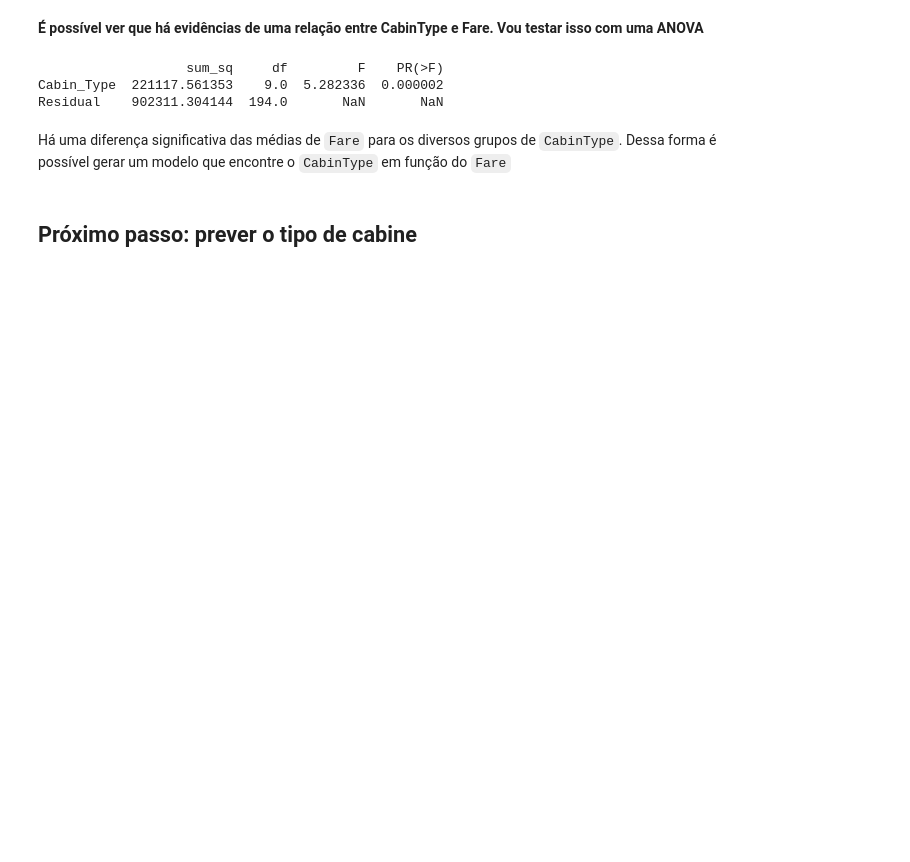
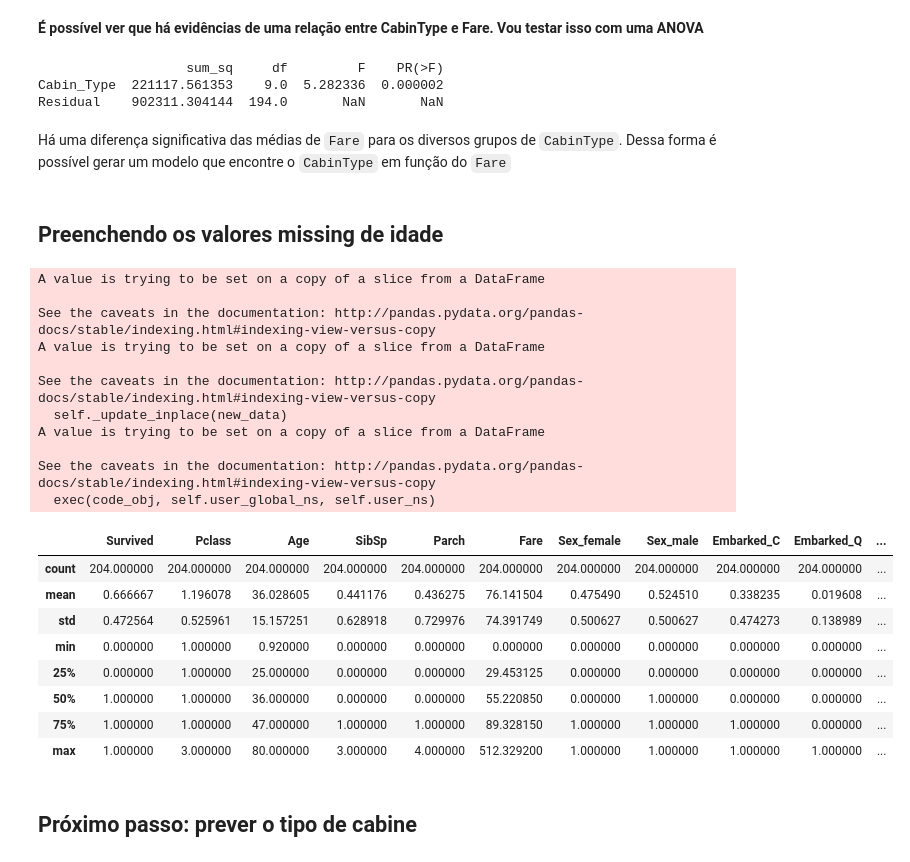
Before and after one commit to arthur-gouveia/grupo-de-estudos, a Jupyter notebook: titanic/titanic.ipynb, the cells around one changed output. Drawn from its saved outputs; the diff is of its cells as text; code cells hidden in the pictures; blank space fills up the shorter version.

Commit message:
previsão de idade
Usando um modelo simples de regressão linear para preencher os valores faltantes de Age. Melhor do que simplesmente utilizar a média

````diff
--- a/titanic/titanic.ipynb
+++ b/titanic/titanic.ipynb
@@ -109,5 +111,45 @@ Cabin_Type  221117.561353    9.0  5.282336  0.000002
 Residual    902311.304144  194.0       NaN       NaN
 # %% [markdown]
 Há uma diferença significativa das médias de ```Fare``` para os diversos grupos de ```CabinType```. Dessa forma é possível gerar um modelo que encontre o ```CabinType``` em função do ```Fare```
+# %% [markdown]
+## Preenchendo os valores missing de idade
+# %%
+X = com_cabine.loc[com_cabine.Age.notnull(),:].copy()
+Y = X.Age
+del X['Cabin_Type']
+del X['Cabin']
+del X['Age']
+
+linreg = LinearRegression()
+linreg.fit(X, Y)
+
+
+X2 = com_cabine.loc[com_cabine.Age.isnull(),:].copy()
+del X2['Cabin_Type']
+del X2['Cabin']
+del X2['Age']
+com_cabine.Age[com_cabine.Age.isnull()] = linreg.predict(X2)
+com_cabine.describe()
+# %% [output]
+A value is trying to be set on a copy of a slice from a DataFrame
+
+See the caveats in the documentation: http://pandas.pydata.org/pandas-docs/stable/indexing.html#indexing-view-versus-copy
+A value is trying to be set on a copy of a slice from a DataFrame
+
+See the caveats in the documentation: http://pandas.pydata.org/pandas-docs/stable/indexing.html#indexing-view-versus-copy
+  self._update_inplace(new_data)
+A value is trying to be set on a copy of a slice from a DataFrame
+
+See the caveats in the documentation: http://pandas.pydata.org/pandas-docs/stable/indexing.html#indexing-view-versus-copy
+  exec(code_obj, self.user_global_ns, self.user_ns)
+|  | Survived | Pclass | Age | SibSp | Parch | Fare | Sex_female | Sex_male | Embarked_C | Embarked_Q | ... |
+| count | 204.000000 | 204.000000 | 204.000000 | 204.000000 | 204.000000 | 204.000000 | 204.000000 | 204.000000 | 204.000000 | 204.000000 | ... |
+| mean | 0.666667 | 1.196078 | 36.028605 | 0.441176 | 0.436275 | 76.141504 | 0.475490 | 0.524510 | 0.338235 | 0.019608 | ... |
+| std | 0.472564 | 0.525961 | 15.157251 | 0.628918 | 0.729976 | 74.391749 | 0.500627 | 0.500627 | 0.474273 | 0.138989 | ... |
+| min | 0.000000 | 1.000000 | 0.920000 | 0.000000 | 0.000000 | 0.000000 | 0.000000 | 0.000000 | 0.000000 | 0.000000 | ... |
+| 25% | 0.000000 | 1.000000 | 25.000000 | 0.000000 | 0.000000 | 29.453125 | 0.000000 | 0.000000 | 0.000000 | 0.000000 | ... |
+| 50% | 1.000000 | 1.000000 | 36.000000 | 0.000000 | 0.000000 | 55.220850 | 0.000000 | 1.000000 | 0.000000 | 0.000000 | ... |
+| 75% | 1.000000 | 1.000000 | 47.000000 | 1.000000 | 1.000000 | 89.328150 | 1.000000 | 1.000000 | 1.000000 | 0.000000 | ... |
+| max | 1.000000 | 3.000000 | 80.000000 | 3.000000 | 4.000000 | 512.329200 | 1.000000 | 1.000000 | 1.000000 | 1.000000 | ... |
 # %% [markdown]
 ## Próximo passo: prever o tipo de cabine
````
Also changed, not shown: parts of 4 cells of this notebook, 1 other file.
